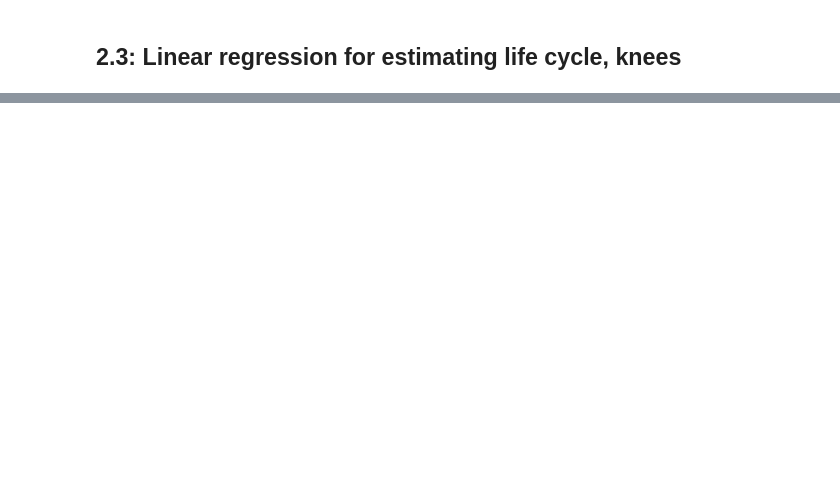
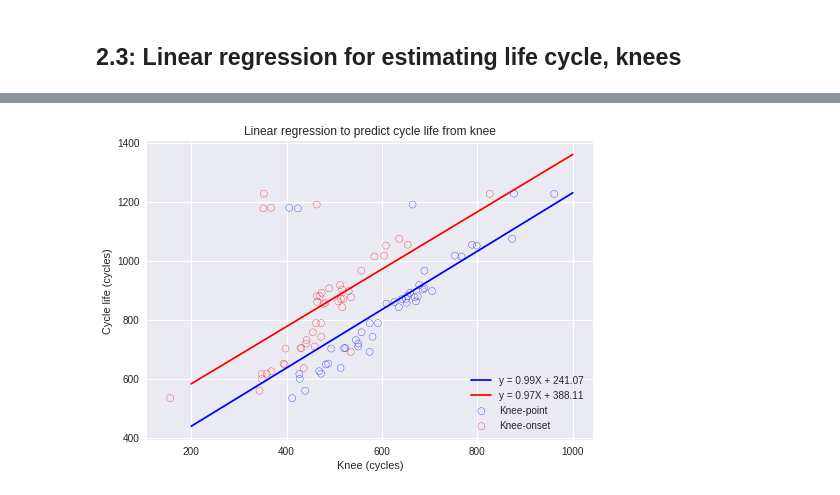
Before and after one commit to andmikey/knee-prediction, a Jupyter notebook: notebooks/200626-mandrejc-initial-exploration.ipynb, the cells around one changed output, grey strips where cells are left out. Saved outputs shown, nothing was run; the diff lists cells and outputs as text; code cells hidden in the pictures; blank space fills up the shorter version.

```diff
--- a/notebooks/200626-mandrejc-initial-exploration.ipynb
+++ b/notebooks/200626-mandrejc-initial-exploration.ipynb
@@ -229,0 +259,10 @@ Actual knee-onset: 347.8666417235328
+# %%
+cell_data = []
+
+for i in range(0, 46):
+    cell_data.append(read_cell(i))
+# %%
+df = pd.DataFrame(cell_data,
+             columns = ["cell number", "cycle life", "knee point", "knee offset"])
+df = df.set_index("cell number")
+df.head()
@@ -229,0 +277,37 @@ Actual knee-onset: 347.8666417235328
+# %%
+# Knee point model
+X_kp = df[["knee point"]]
+y = df["cycle life"]
+reg = LinearRegression().fit(X_kp, y)
+beta_1_kp = reg.coef_[0]
+beta_0_kp = reg.intercept_
+
+
+X_ko = df[["knee offset"]]
+y = df["cycle life"]
+reg = LinearRegression().fit(X_ko, y)
+beta_1_ko = reg.coef_[0]
+beta_0_ko = reg.intercept_
+
+x = np.linspace(200, 1000)
+
+y_kp = beta_0_kp + (beta_1_kp * x)
+plt.plot(x, y_kp, '-b',
+         label = f"y = {beta_1_kp:.2f}X + {beta_0_kp:.2f}")
+plt.scatter(x = X_kp, y = y, facecolors = 'none', edgecolors = 'b',
+           label = "Knee-point")
+
+y_ko = beta_0_ko + (beta_1_ko * x)
+plt.plot(x, y_ko, '-r',
+         label = f"y = {beta_1_ko:.2f}X + {beta_0_ko:.2f}")
+plt.scatter(x = X_ko, y = y, facecolors = 'none', edgecolors = 'r',
+           label = "Knee-onset")
+
+plt.xlabel("Knee (cycles)")
+plt.ylabel("Cycle life (cycles)")
+plt.title("Linear regression to predict cycle life from knee")
+
+plt.legend()
+plt.show()
+# %% [output]
+[figure, added]
```
Also changed, not shown: parts of 11 cells of this notebook.
